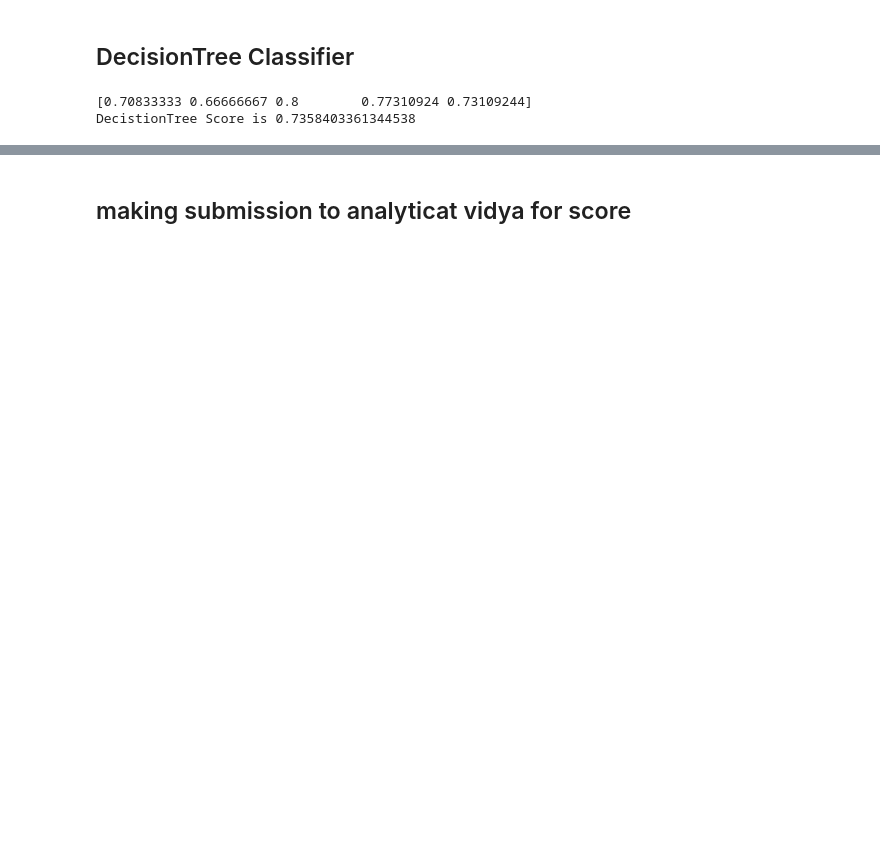
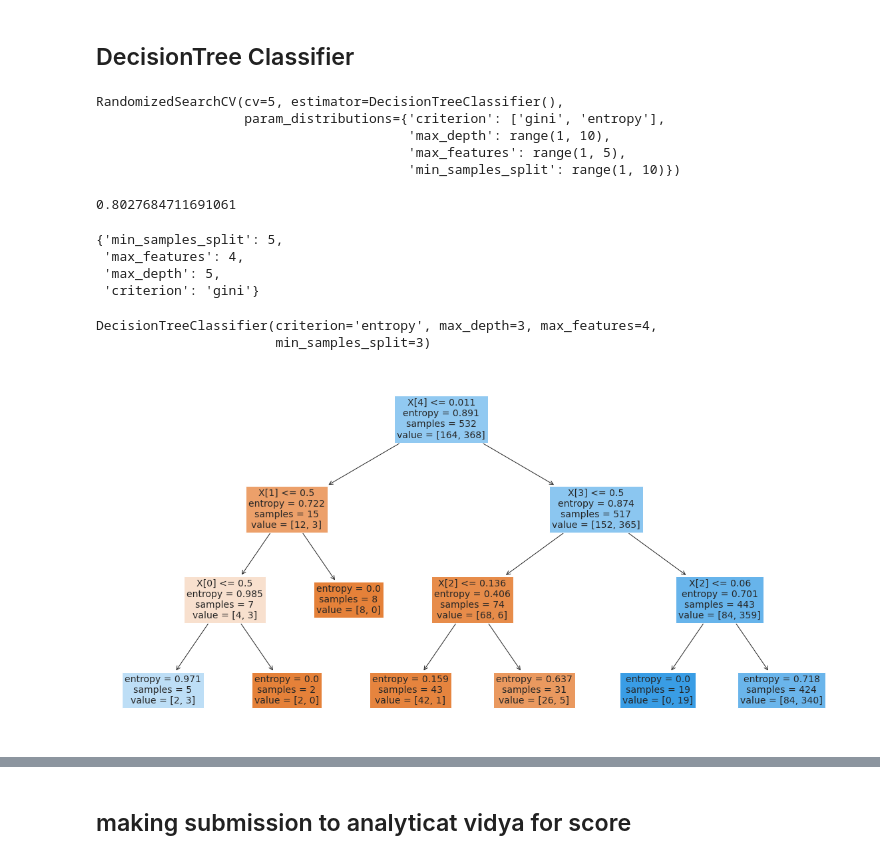
Before and after one commit to faisal-git/predict_loan_approval, a Jupyter notebook: predict_loan.ipynb, the cells around one changed output, grey strips where cells are left out. Drawn from its saved outputs; the diff is of its cells as text; code cells hidden in the pictures; blank space fills up the shorter version.

Commit message:
add hyperparameter Tunnning

```diff
--- a/predict_loan.ipynb
+++ b/predict_loan.ipynb
@@ -1274,3 +1317,4 @@ continuous(scaled_train,"Total_Income");
 # %%
-X=scaled_train.drop('Loan_Status',axis=1)
-y=scaled_train.Loan_Status
+features=scaled_train.drop('Loan_Status',axis=1)
+target=scaled_train.Loan_Status
+#X_train,X_test,y_train,y_test=train_test_split(features,target,test_size=0.3)
@@ -1307,0 +1394,13 @@ KNN Score is 0.8044397759103642 for k 10
+# %%
+#List Hyperparameters that we want to tune.
+leaf_size = list(range(1,50))
+n_neighbors = list(range(1,30))
+p=[1,2]
+#Convert to dictionary
+hyperparameters = dict(leaf_size=leaf_size, n_neighbors=n_neighbors, p=p)
+#Create new KNN object
+knn_2 = KNeighborsClassifier()
+#Use GridSearch
+clf = GridSearchCV(knn_2, hyperparameters, cv=5)
+#Fit the model
+clf.fit(features,target)
@@ -1308,11 +1424,50 @@ KNN Score is 0.8044397759103642 for k 10
 # %% [markdown]
 ## DecisionTree Classifier
-# %%
-
-tree_model = DecisionTreeClassifier()
-score=cross_val_score(tree_model,X,y,cv=5)
-print(score)
-print("DecistionTree Score is {}".format(score.mean()))
-# %% [output]
-[0.70833333 0.66666667 0.8        0.77310924 0.73109244]
-DecistionTree Score is 0.7358403361344538
+# %%
+
+# Setup the parameters and distributions to sample from: param_dist
+hyperParameters = {"max_depth":range(1,10),
+              "max_features": range(1,5),
+              "min_samples_split": range(1,10),
+              "criterion": ["gini", "entropy"]}
+
+# Instantiate a Decision Tree classifier: tree
+DecisionTree= DecisionTreeClassifier()
+
+# Instantiate the RandomizedSearchCV object: tree_cv
+radomSearchDecisionTree = RandomizedSearchCV(DecisionTree, hyperParameters, cv=5)
+
+# Fit it to the data
+radomSearchDecisionTree.fit(features,target)
+# %% [output]
+RandomizedSearchCV(cv=5, estimator=DecisionTreeClassifier(),
+                   param_distributions={'criterion': ['gini', 'entropy'],
+                                        'max_depth': range(1, 10),
+                                        'max_features': range(1, 5),
+                                        'min_samples_split': range(1, 10)})
+# %%
+radomSearchDecisionTree.best_score_
+# %% [output]
+0.8027684711691061
+# %%
+radomSearchDecisionTree.best_params_
+# %% [output]
+{'min_samples_split': 5,
+ 'max_features': 4,
+ 'max_depth': 5,
+ 'criterion': 'gini'}
+# %%
+# Instantiate a Decision Tree classifier: DecisionTree with best params
+DecisionTree=DecisionTreeClassifier(min_samples_split= 3,
+ max_features= 4,
+ max_depth= 3,
+ criterion='entropy')
+DecisionTree.fit(features,target)
+# %% [output]
+DecisionTreeClassifier(criterion='entropy', max_depth=3, max_features=4,
+                       min_samples_split=3)
+# %%
+plt.figure(figsize=(20,10))
+tree.plot_tree(DecisionTree, filled=True, fontsize=14);
+# %% [output]
+[figure, added]
```
Also changed, not shown: parts of 108 cells of this notebook.
